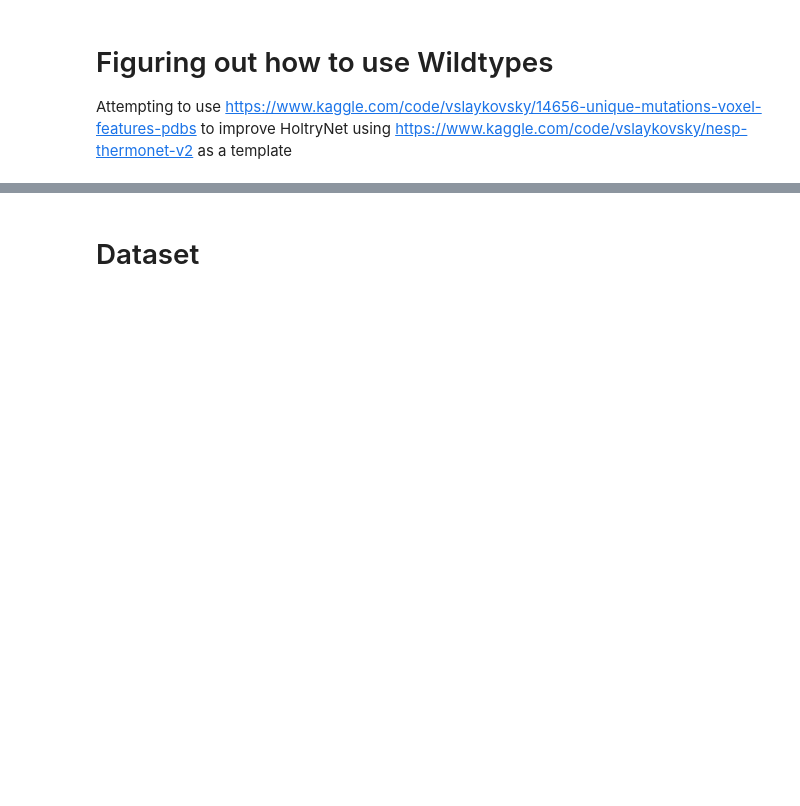
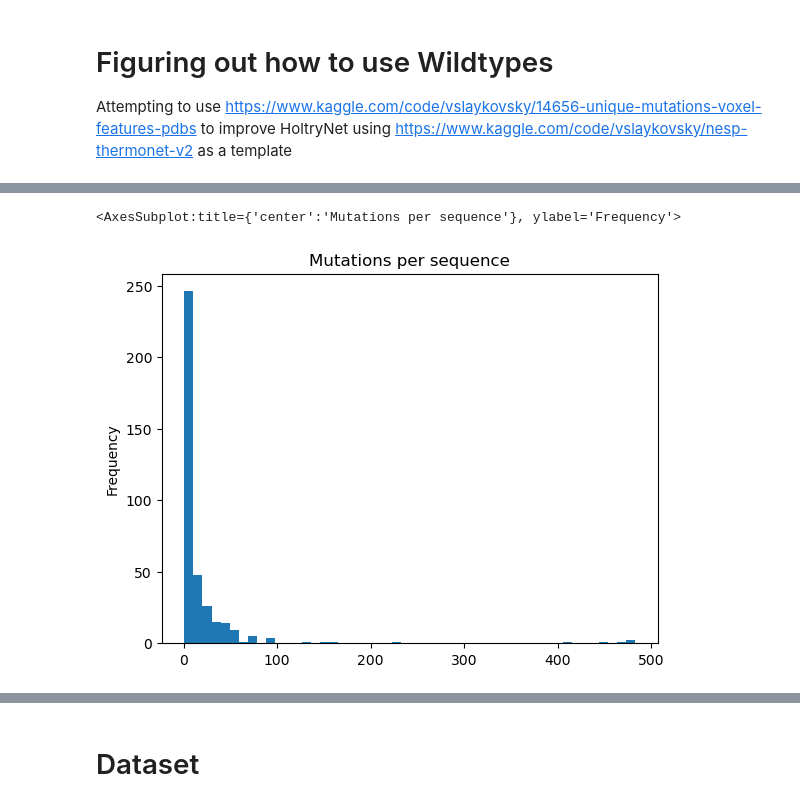
Before and after one commit to Zachary-Harrison/Truth-NESP, a Jupyter notebook: models/HoltryNet3d.ipynb, the cells around one changed output, grey strips where cells are left out. Saved outputs shown, nothing was run; the diff lists cells and outputs as text; code cells hidden in the pictures; blank space fills up the shorter version.

```diff
--- a/models/HoltryNet3d.ipynb
+++ b/models/HoltryNet3d.ipynb
@@ -162,0 +165,5 @@ Keeping destabilizing mutations only
+# %%
+df_train.groupby('sequence').features.count().plot.hist(title='Mutations per sequence', bins=50)
+# %% [output]
+<AxesSubplot:title={'center':'Mutations per sequence'}, ylabel='Frequency'>
+[figure, added]
```
Also changed, not shown: parts of 14 cells of this notebook.
